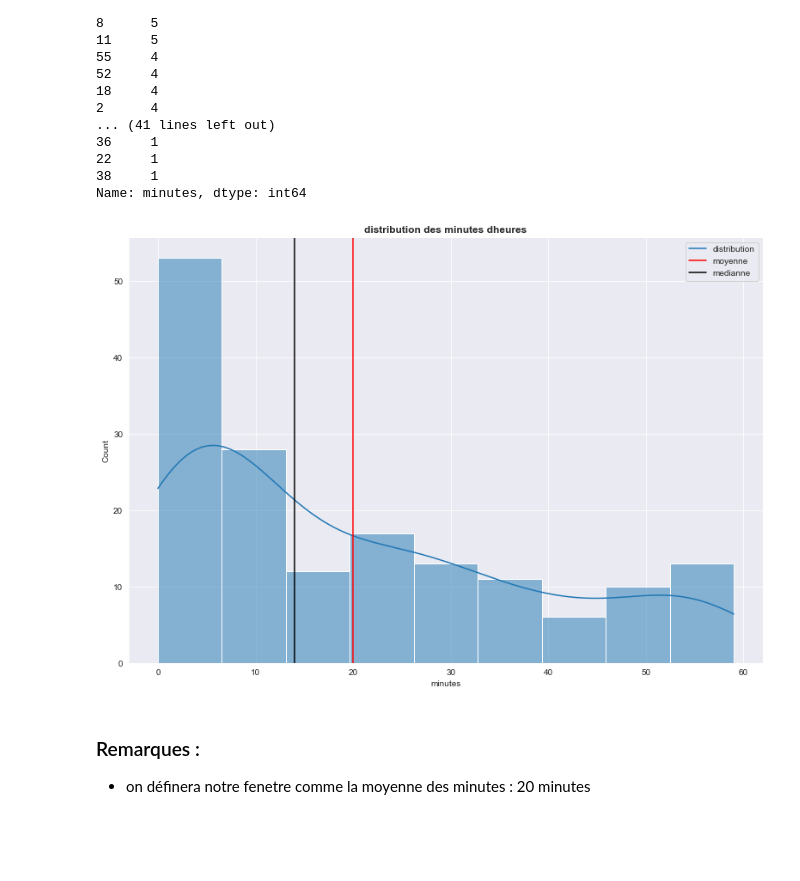
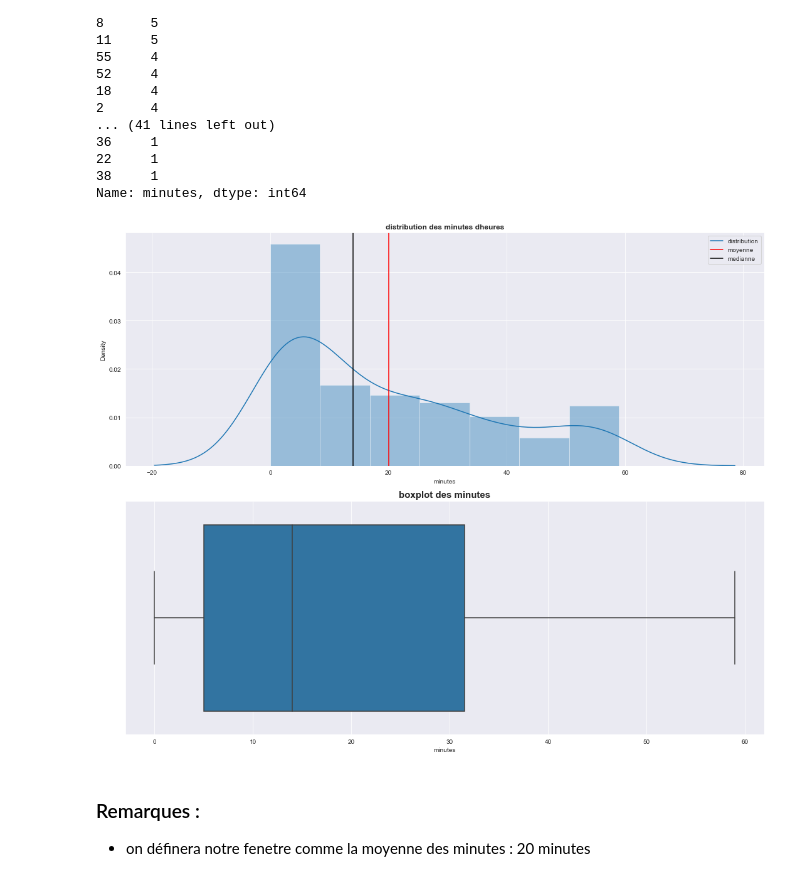
Before and after one commit to MohamedHmamouch/Earthquake_prediction, a Jupyter notebook: Notebook/Prediction_seisme_NLP.ipynb, the cells around one changed output. Drawn from its saved outputs; the diff is of its cells as text; code cells hidden in the pictures; blank space fills up the shorter version.

```diff
--- a/Notebook/Prediction_seisme_NLP.ipynb
+++ b/Notebook/Prediction_seisme_NLP.ipynb
@@ -405,19 +406,19 @@ date_mini_maxi_df['minutes'].value_counts()
 38     1
 Name: minutes, dtype: int64
 # %%
-#plt.rcParams["figure.figsize"] = (18,18)
-sns.displot(data=date_mini_maxi_df,x='minutes',kde=True)
-plt.axvline(date_mini_maxi_df['minutes'].mean(),color='red')
-plt.axvline(date_mini_maxi_df['minutes'].median(),color='black')
-plt.legend(['distribution','moyenne','medianne'])
-plt.title('distribution des minutes d''heures',fontweight='bold')
+fig,(ax1,ax2)=plt.subplots(ncols=1,nrows=2,figsize=(15,12))
+sns.distplot(date_mini_maxi_df['minutes'],kde=True,ax=ax1).set_title('distribution des minutes d''heures',fontweight='bold')
+sns.boxplot(data=date_mini_maxi_df,x='minutes',ax=ax2).set_title('boxplot des minutes',fontweight='bold',fontsize=15)
+ax1.axvline(date_mini_maxi_df['minutes'].mean(),color='red')
+ax1.axvline(date_mini_maxi_df['minutes'].median(),color='black')
+ax1.legend(['distribution','moyenne','medianne'])
+# plt.title('distribution des minutes d''heures',fontweight='bold')
 
-plt.gcf().set_size_inches(12,8)
-
+fig.tight_layout()
 
 plt.show()
 # %% [output]
-[figure, old version]
+[figure, new version]
 # %% [markdown]
 ###  Remarques :
 - on définera notre fenetre comme la moyenne des minutes : 20 minutes
```
Also changed, not shown: parts of 3 cells of this notebook.
